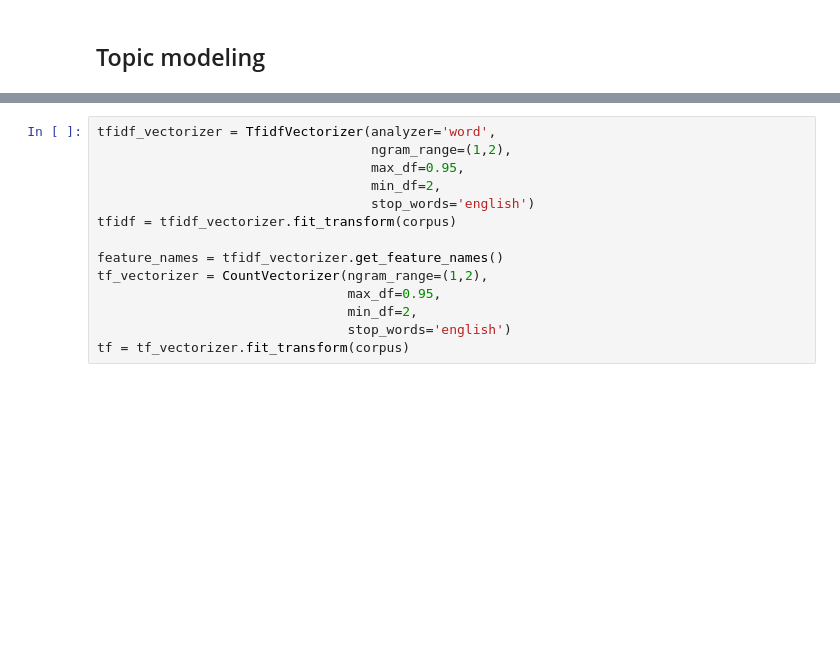
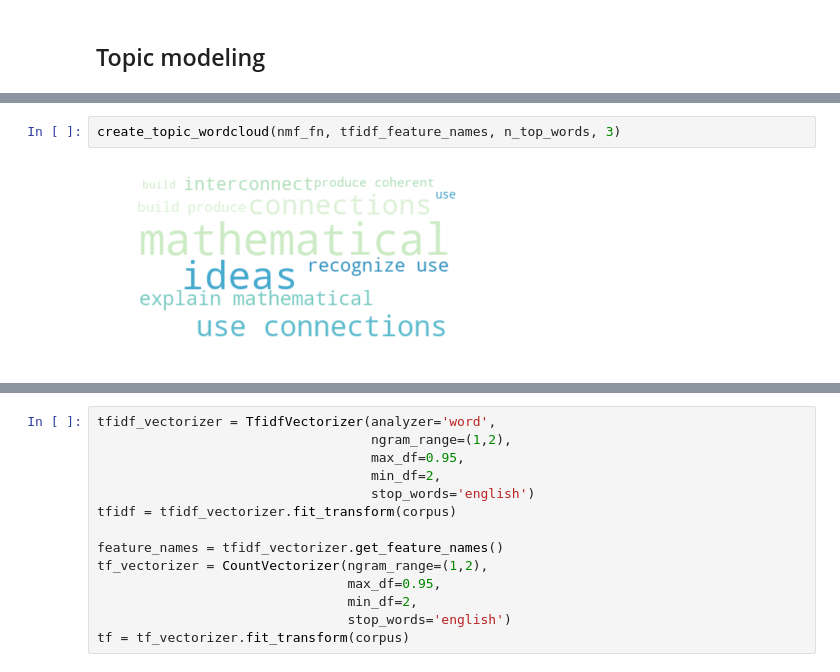
Before and after one commit to lucoby/machine-learning, a Jupyter notebook: NLP.ipynb, the cells around one changed output, grey strips where cells are left out. Drawn from its saved outputs; the diff is of its cells as text; blank space fills up the shorter version.

```diff
--- a/NLP.ipynb
+++ b/NLP.ipynb
@@ -62,0 +94,4 @@ def print_top_words(model, feature_names, n_top_words):
+# %%
+create_topic_wordcloud(nmf_fn, tfidf_feature_names, n_top_words, 3)
+# %% [output]
+[figure, added]
```
Also changed, not shown: parts of 21 cells of this notebook, 2 other files.
